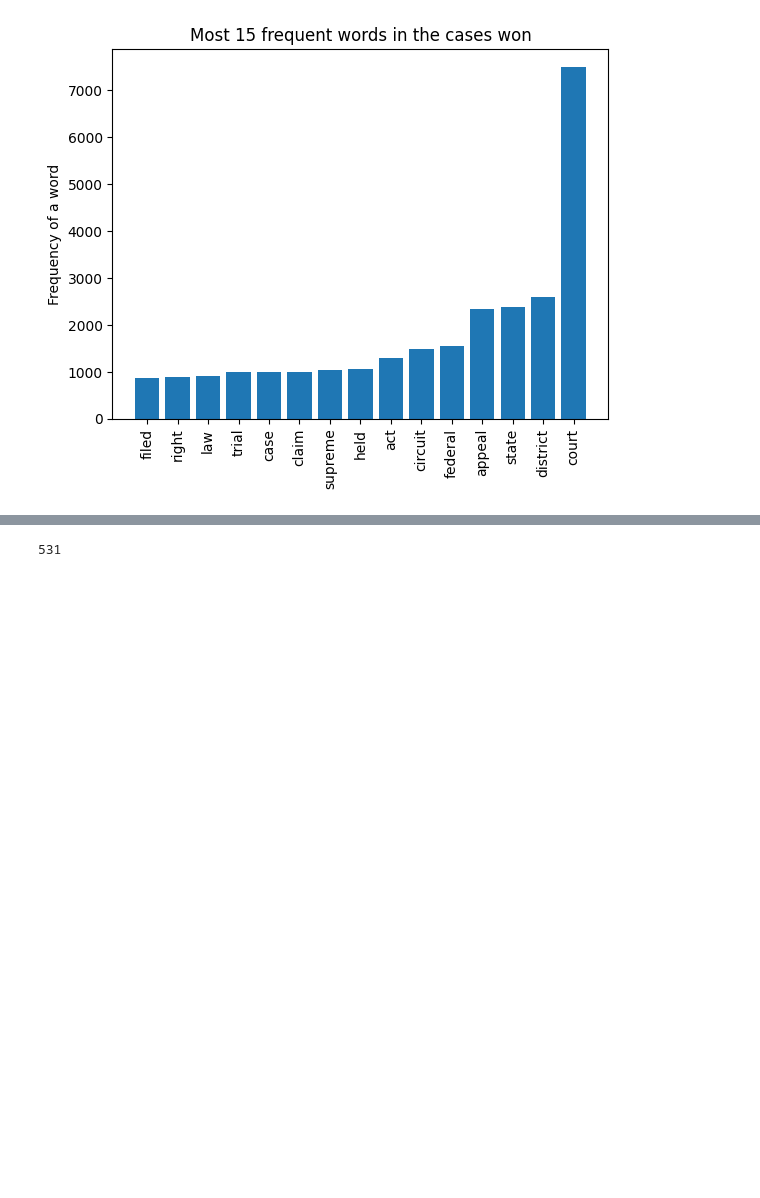
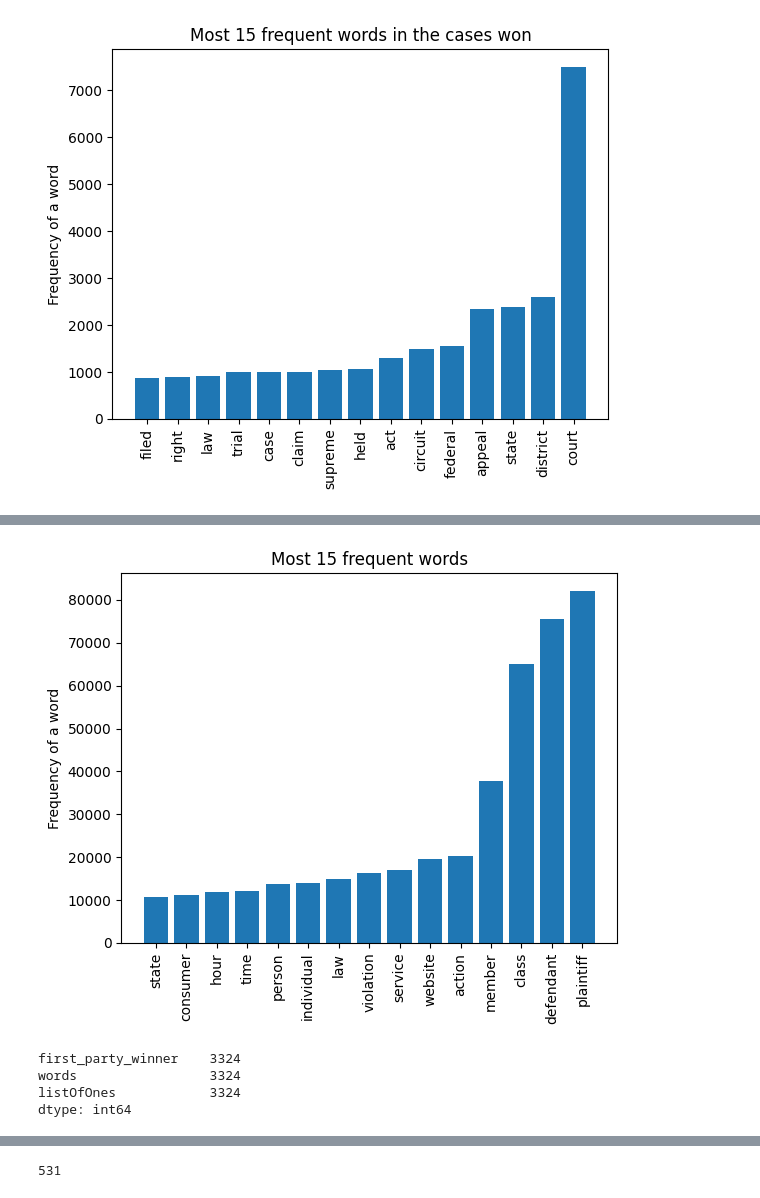
Before and after one commit to CarolinaOliveira001/SupremeCourtJudgementPrediction, a Jupyter notebook: code.ipynb, the cells around one changed output, grey strips where cells are left out. Drawn from its saved outputs; the diff is of its cells as text; code cells hidden in the pictures; blank space fills up the shorter version.

```diff
--- a/code.ipynb
+++ b/code.ipynb
@@ -257,0 +371,25 @@ plt.show()
+# %%
+words = []
+freqOfWords = []
+
+for doc in secondDf["lemmaWithDeletedWords"]:
+    for word in doc:
+        if word not in words:
+            words.append(word)
+            freqOfWords.append(1)
+        else:
+            idx = words.index(word)
+            freqOfWords[idx] = freqOfWords[idx] + 1
+# %%
+d = {'words': words, 'frequency': freqOfWords}
+freqWordDf = pd.DataFrame(data=d)
+freqWordDf = freqWordDf.sort_values(by=['frequency'])
+
+plt.bar(freqWordDf.tail(15)["words"], freqWordDf.tail(15)["frequency"])
+plt.xticks(freqWordDf.tail(15)["words"])
+plt.title("Most 15 frequent words")
+plt.ylabel('Frequency of a word')
+plt.xticks(rotation = 90)
+plt.show()
+# %% [output]
+[figure, added]
@@ -257,0 +410,8 @@ plt.show()
+# %%
+countFreqDfZeros = countFreqDf[countFreqDf['first_party_winner'].isin([0])].sort_values(by=['listOfOnes'])
+countFreqDfZeros[countFreqDfZeros["listOfOnes"].isin([1])].count()
+# %% [output]
+first_party_winner    3324
+words                 3324
+listOfOnes            3324
+dtype: int64
```
Also changed, not shown: parts of 44 cells of this notebook, 3 other files.
